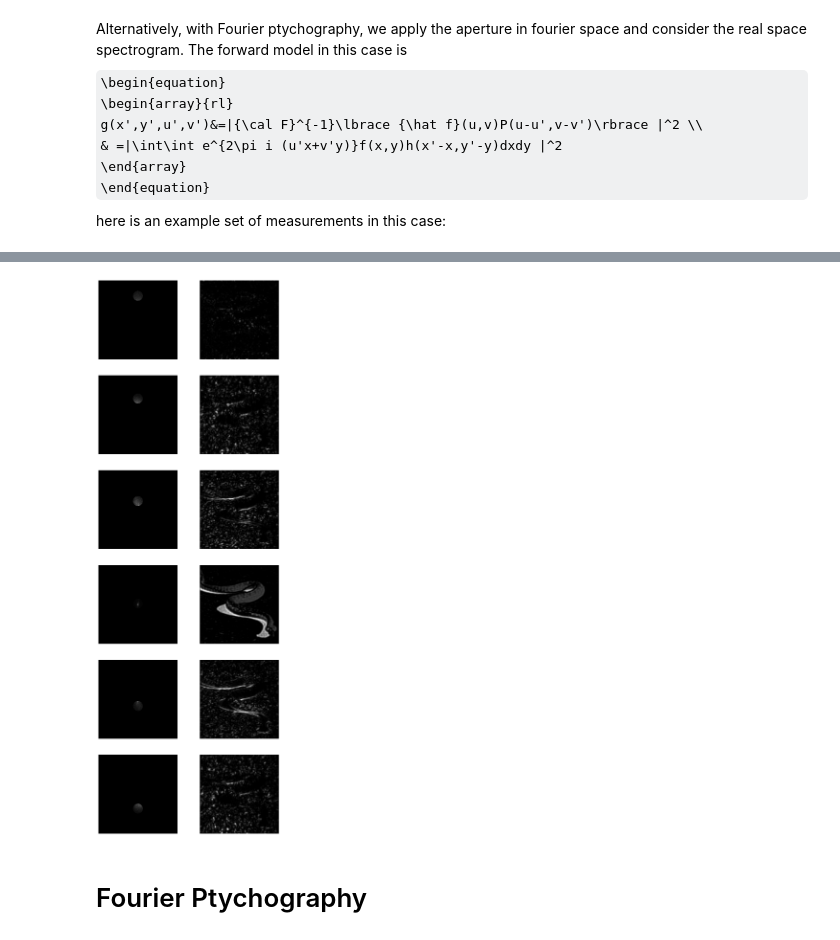
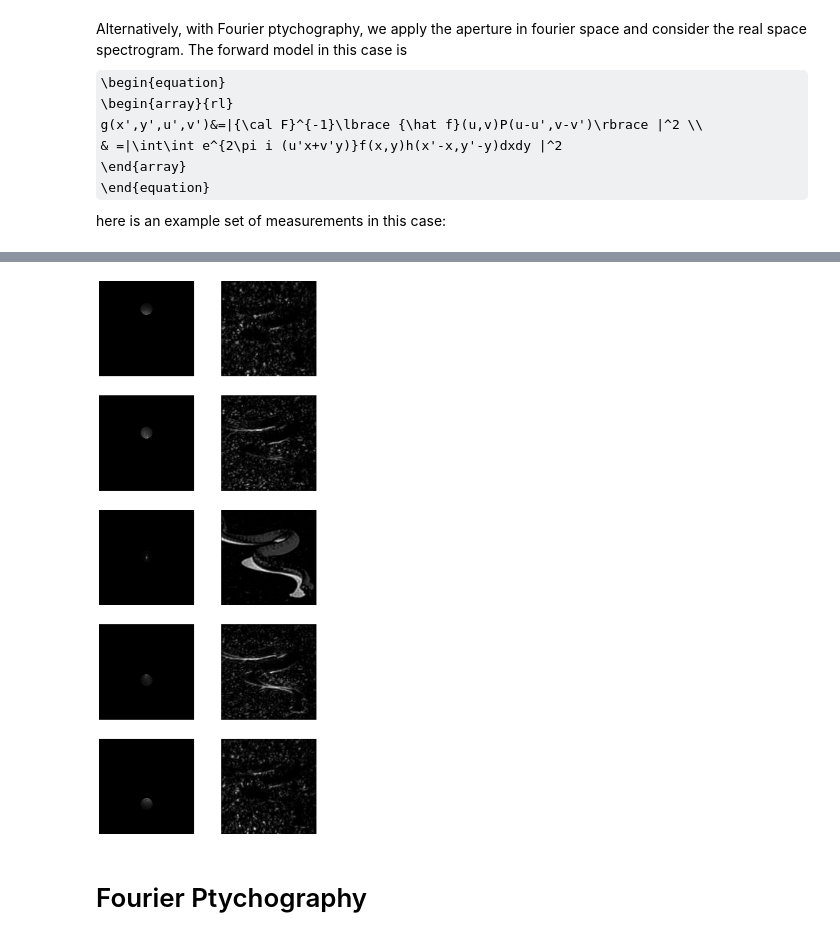
Before and after one commit to arizonaCameraLab/computationalImaging, a Jupyter notebook: waves/ptychography.ipynb, the cells around one changed output, grey strips where cells are left out. Saved outputs shown, nothing was run; the diff lists cells and outputs as text; code cells hidden in the pictures; some formulas as TeX source.

```diff
--- a/waves/ptychography.ipynb
+++ b/waves/ptychography.ipynb
@@ -142,20 +142,20 @@ def pyMeasurement(x,y, im):
 # %%
 plt.figure(figsize= (10,30))
 imFT=np.fft.fftshift(np.fft.fft2(np.fft.fftshift(imP)))
-for pip in range(6):
-  a,b= pyMeasurement(pip*100+200,512,imFT)
+for pip in range(5):
+  a,b= pyMeasurement(pip*100+300,512,imFT)
   plt.subplot(6,2,2*pip+1)
   plt.imshow(np.abs(a), cmap='gray')
   plt.axis('off')
   plt.subplot(6,2,2*pip+2)
   plt.imshow(b[256:768,256:768], cmap='gray')
   plt.axis('off')
 plt.savefig('fpSampling.pdf')
 files.download('fpSampling.pdf')
 # %% [output]
 [interactive output not drawn]
 [interactive output not drawn]
-[figure, old version]
+[figure, new version]
 # %% [markdown]
 # Fourier Ptychography
 # %%
```
